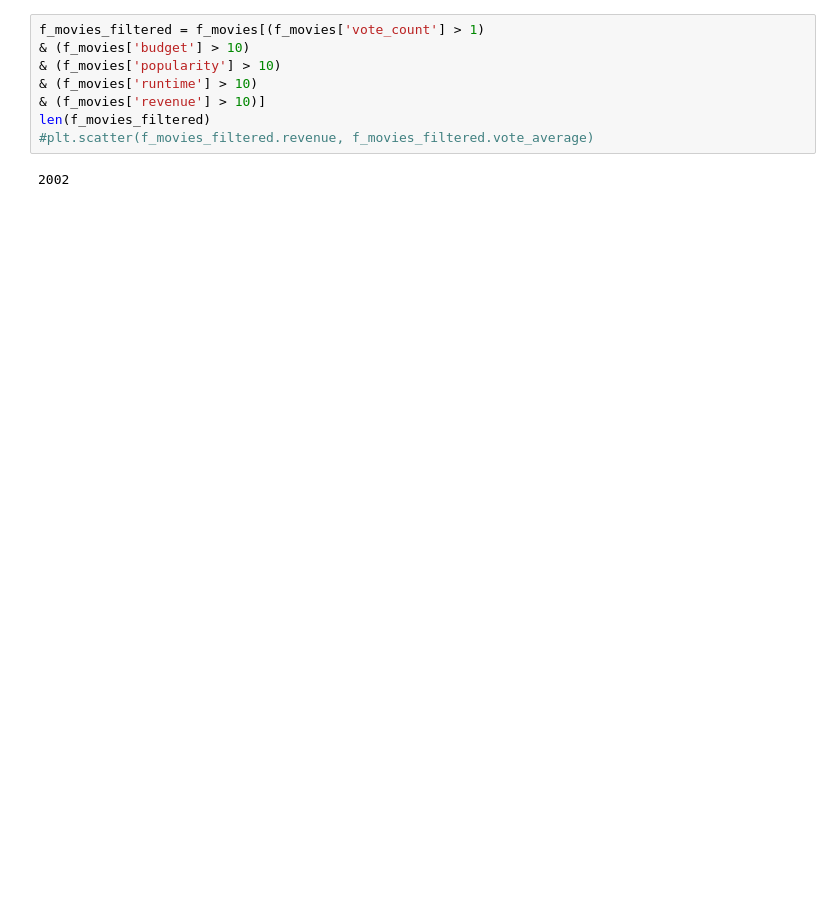
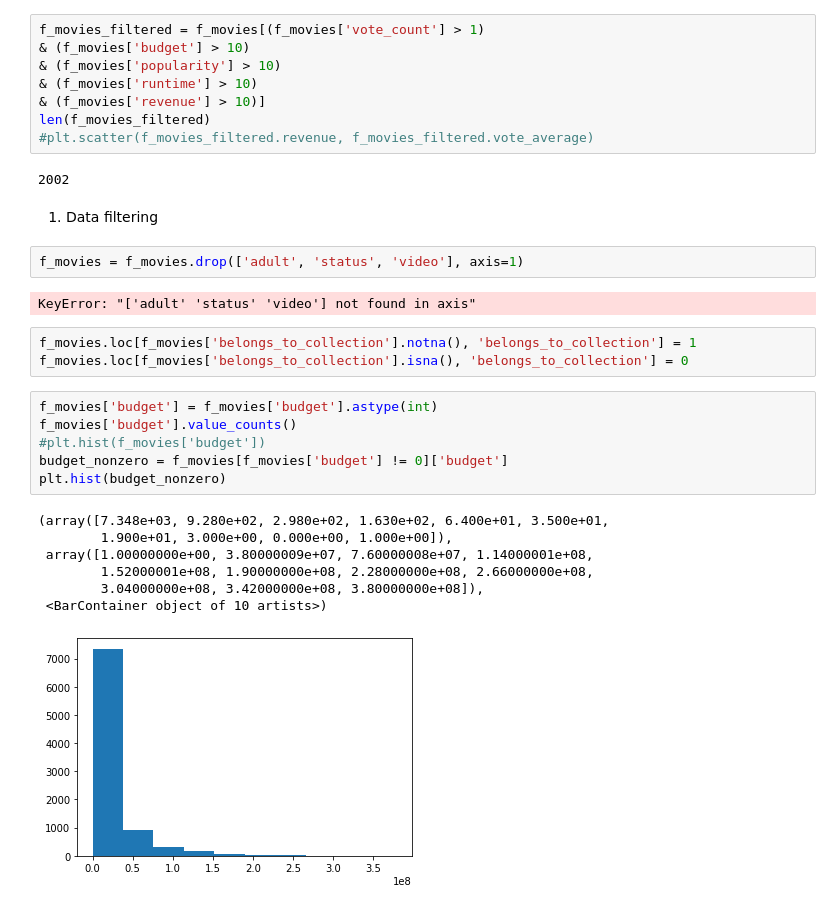
Before and after one commit to dev-tomek/DEEP_LEARNING_MOVIE_RATING_PREDICTIONS, a Jupyter notebook: data_sandbox.ipynb, the cells around one changed output. Saved outputs shown, nothing was run; the diff lists cells and outputs as text; blank space fills up the shorter version.

```diff
--- a/data_sandbox.ipynb
+++ b/data_sandbox.ipynb
@@ -400,3 +399,26 @@ len(f_movies_filtered)
 #plt.scatter(f_movies_filtered.revenue, f_movies_filtered.vote_average)
 # %% [output]
 2002
+# %% [markdown]
+1. Data filtering
+# %%
+f_movies = f_movies.drop(['adult', 'status', 'video'], axis=1)
+# %% [output]
+KeyError: "['adult' 'status' 'video'] not found in axis"
+# %%
+f_movies.loc[f_movies['belongs_to_collection'].notna(), 'belongs_to_collection'] = 1
+f_movies.loc[f_movies['belongs_to_collection'].isna(), 'belongs_to_collection'] = 0
+# %%
+f_movies['budget'] = f_movies['budget'].astype(int)
+f_movies['budget'].value_counts()
+#plt.hist(f_movies['budget'])
+budget_nonzero = f_movies[f_movies['budget'] != 0]['budget']
+plt.hist(budget_nonzero)
+# %% [output]
+(array([7.348e+03, 9.280e+02, 2.980e+02, 1.630e+02, 6.400e+01, 3.500e+01,
+        1.900e+01, 3.000e+00, 0.000e+00, 1.000e+00]),
+ array([1.00000000e+00, 3.80000009e+07, 7.60000008e+07, 1.14000001e+08,
+        1.52000001e+08, 1.90000000e+08, 2.28000000e+08, 2.66000000e+08,
+        3.04000000e+08, 3.42000000e+08, 3.80000000e+08]),
+ <BarContainer object of 10 artists>)
+[figure, added]
```
Also changed, not shown: parts of 17 cells of this notebook, 12 other files.
